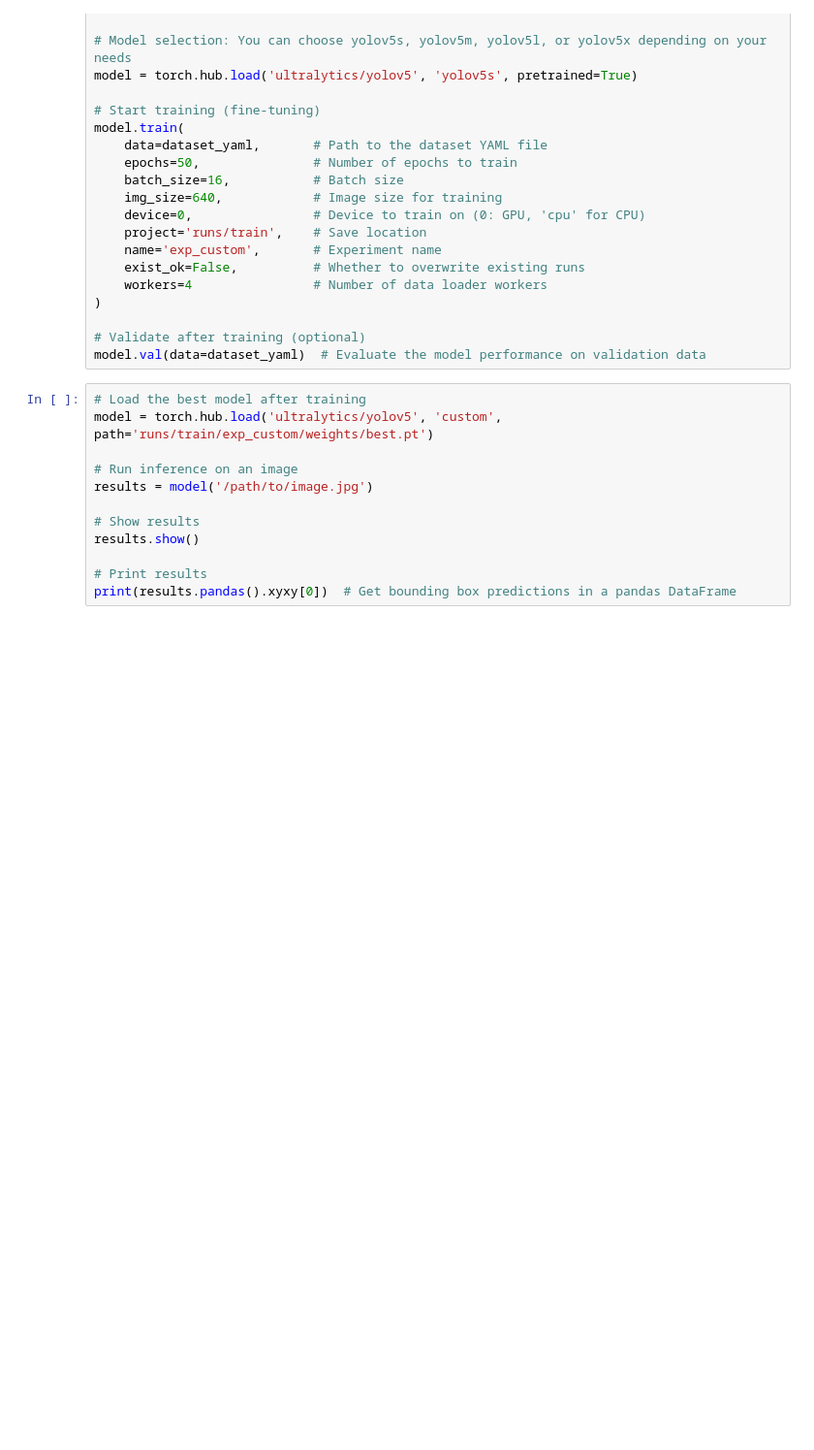
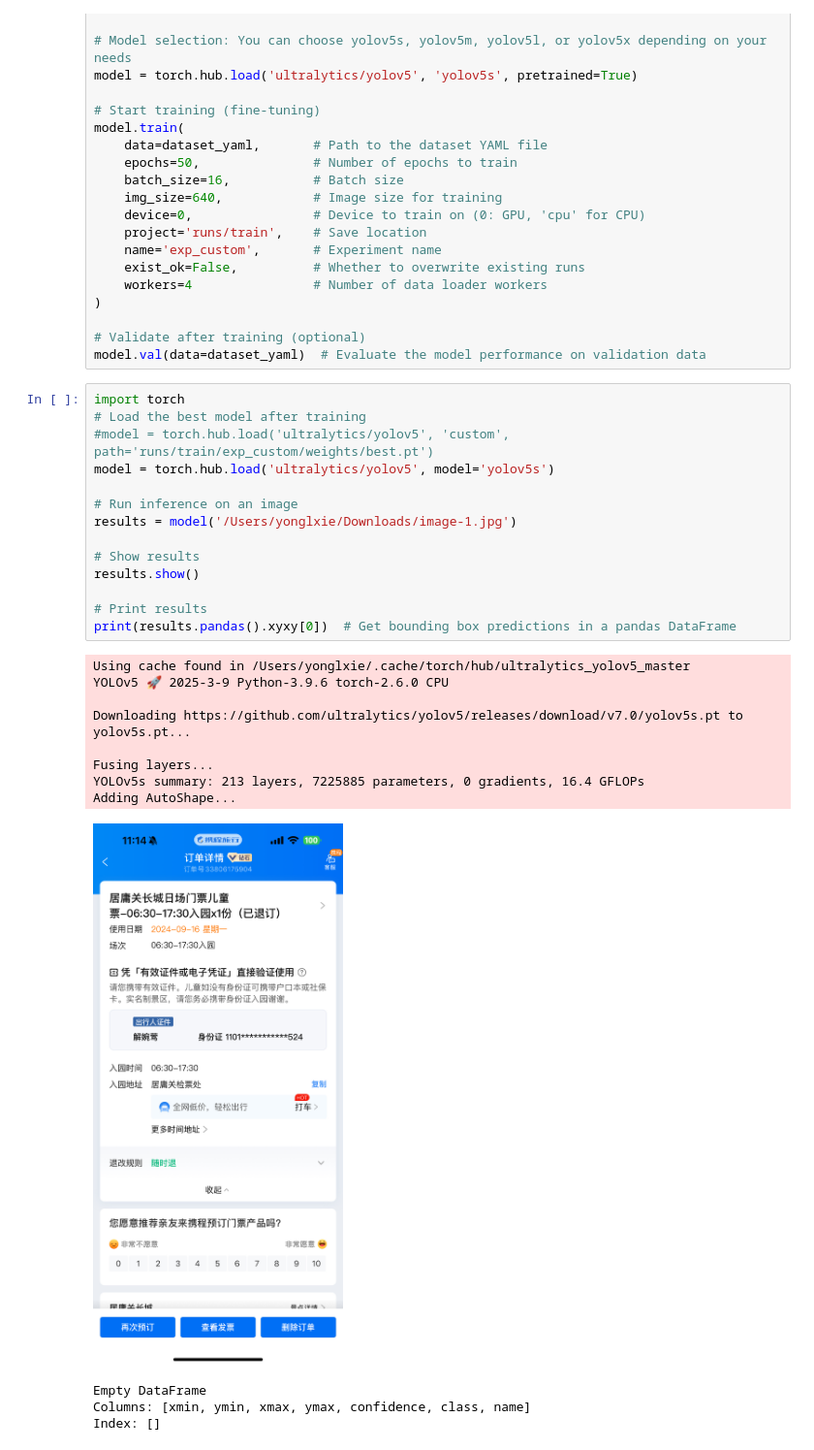
Before and after one commit to xieyongliang/bytebytego, a Jupyter notebook: 03-image-blur.ipynb, the cells around one changed output. Shown at 97% size. Drawn from its saved outputs; the diff is of its cells as text; blank space fills up the shorter version.

```diff
--- a/03-image-blur.ipynb
+++ b/03-image-blur.ipynb
@@ -39,14 +39,29 @@ model.train(
 # Validate after training (optional)
 model.val(data=dataset_yaml)  # Evaluate the model performance on validation data
 # %%
+import torch
 # Load the best model after training
-model = torch.hub.load('ultralytics/yolov5', 'custom', path='runs/train/exp_custom/weights/best.pt')
+#model = torch.hub.load('ultralytics/yolov5', 'custom', path='runs/train/exp_custom/weights/best.pt')
+model = torch.hub.load('ultralytics/yolov5', model='yolov5s')
 
 # Run inference on an image
-results = model('/path/to/image.jpg')
+results = model('/Users/yonglxie/Downloads/image-1.jpg')
 
 # Show results
 results.show()
 
 # Print results
 print(results.pandas().xyxy[0])  # Get bounding box predictions in a pandas DataFrame
+# %% [output]
+Using cache found in /Users/yonglxie/.cache/torch/hub/ultralytics_yolov5_master
+YOLOv5 🚀 2025-3-9 Python-3.9.6 torch-2.6.0 CPU
+
+Downloading https://github.com/ultralytics/yolov5/releases/download/v7.0/yolov5s.pt to yolov5s.pt...
+
+Fusing layers...
+YOLOv5s summary: 213 layers, 7225885 parameters, 0 gradients, 16.4 GFLOPs
+Adding AutoShape...
+[figure, added]
+Empty DataFrame
+Columns: [xmin, ymin, xmax, ymax, confidence, class, name]
+Index: []
```
Also changed, not shown: 14 other files.
